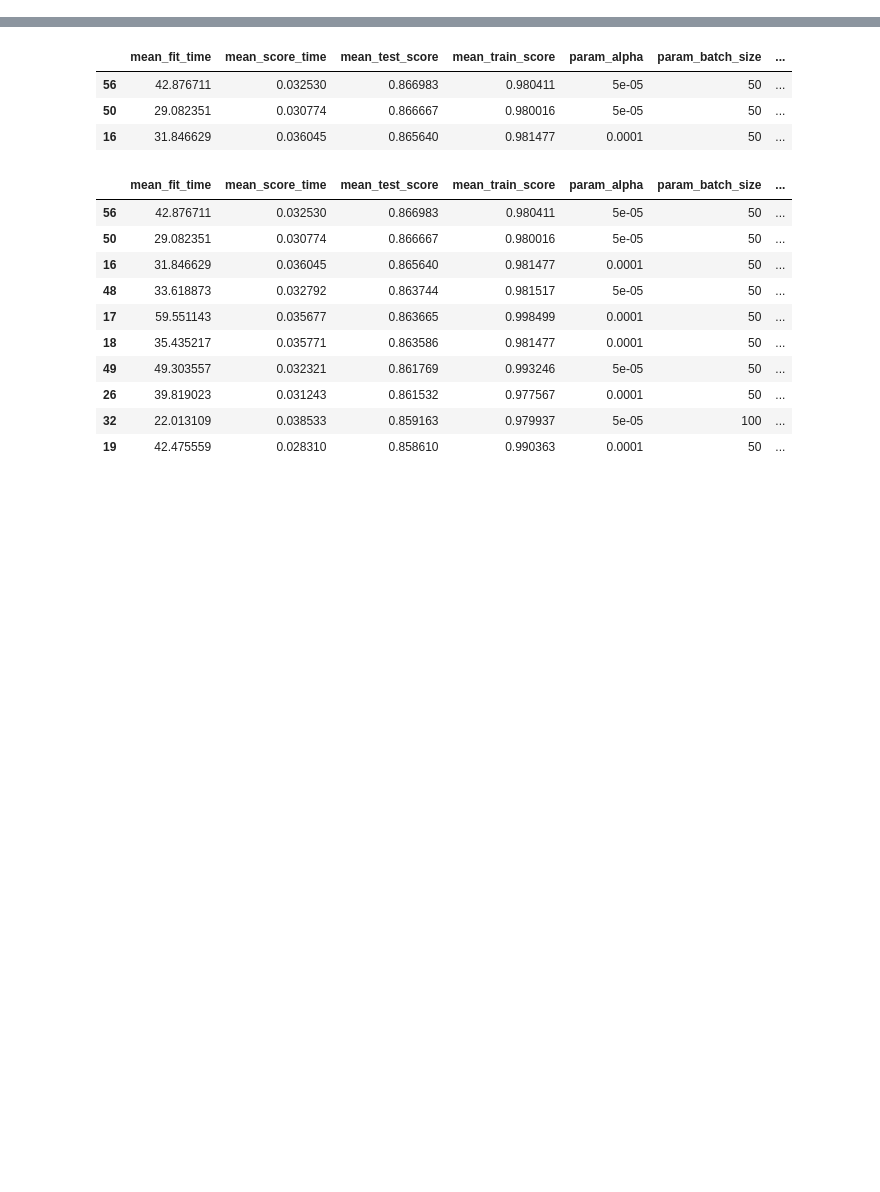
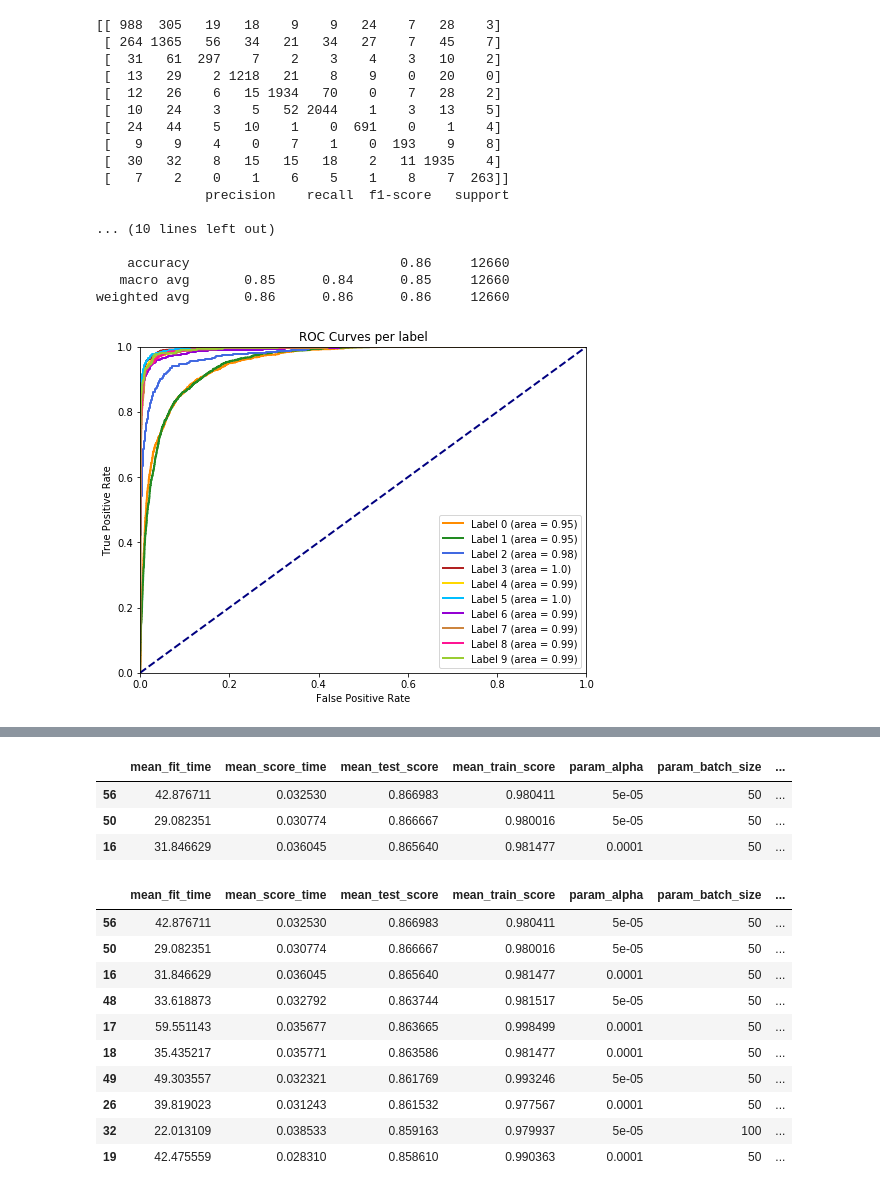
Before and after one commit to csar95/CW2_Trees_Regression_NNs, a Jupyter notebook: MultiLayerPerceptron.ipynb, the cells around one changed output, grey strips where cells are left out. Drawn from its saved outputs; the diff is of its cells as text; code cells hidden in the pictures; blank space fills up the shorter version.

Commit message:
Added ROC curves to MLP

```diff
--- a/MultiLayerPerceptron.ipynb
+++ b/MultiLayerPerceptron.ipynb
@@ -0,0 +1,30 @@
+# %%
+import matplotlib.pyplot as plt
+import numpy as np
+import copy
+
+def plot_roc_curves(y, y_proba):
+    fpr, tpr, roc_auc = dict(), dict(), dict()
+    all_y_train_i = np.empty(shape=(0, len(y)), dtype=int)
+    all_y_predict_proba = np.empty(shape=(0, len(y)), dtype=int)
+
+    # http://benalexkeen.com/scoring-classifier-models-using-scikit-learn/
+    for i in range(10):
+        y_train_i = list(map(lambda x: 1 if x == i else 0, y))
+        all_y_train_i = np.append(all_y_train_i, [copy.deepcopy(y_train_i)], axis=0)
+        all_y_predict_proba = np.append(all_y_predict_proba, [y_proba[:, i]], axis=0)
+        fpr[i], tpr[i], _ = roc_curve(y_train_i, y_proba[:, i])
+        roc_auc[i] = auc(fpr[i], tpr[i])
+
+    plt.figure(figsize=(8, 6))
+    colors = ['darkorange', 'forestgreen', 'royalblue', 'firebrick', 'gold', 'deepskyblue', 'darkviolet', 'peru', 'deeppink', 'yellowgreen']
+    for lbl in range(10):
+        plt.plot(fpr[lbl], tpr[lbl], color=colors[lbl], linewidth=2, label=f'Label {lbl} (area = {round(roc_auc[lbl], 2)})')
+    plt.plot([0, 1], [0, 1], color='navy', linewidth=2, linestyle='--')
+    plt.xlim([0.0, 1.0])
+    plt.ylim([0.0, 1.0])
+    plt.xlabel('False Positive Rate')
+    plt.ylabel('True Positive Rate')
+    plt.title('ROC Curves per label')
+    plt.legend(loc="lower right")
+    plt.show()
@@ -23,4 +91,35 @@ y_train_9000 = training_dataSet_9000['label']
 y_test_9000 = testing_dataSet_9000['label']
 X_train_9000 = training_dataSet_9000.drop("label", axis=1)
 X_test_9000 = testing_dataSet_9000.drop("label", axis=1)
+# %%
+# MULTILAYER PERCEPTRON: 10-FOLD CROSS VALIDATION
+
+clf = MLPClassifier()
+y_pred_cross = cross_val_predict(clf, X_train, y_train, cv=10)
+
+print(confusion_matrix(y_train, y_pred_cross))
+print(classification_report(y_train, y_pred_cross))
+
+y_pred_cross_proba = cross_val_predict(clf, X_train, y_train, cv=10, method='predict_proba')
+
+plot_roc_curves(y_train, y_pred_cross_proba)
+# %% [output]
+[[ 988  305   19   18    9    9   24    7   28    3]
+ [ 264 1365   56   34   21   34   27    7   45    7]
+ [  31   61  297    7    2    3    4    3   10    2]
+ [  13   29    2 1218   21    8    9    0   20    0]
+ [  12   26    6   15 1934   70    0    7   28    2]
+ [  10   24    3    5   52 2044    1    3   13    5]
+ [  24   44    5   10    1    0  691    0    1    4]
+ [   9    9    4    0    7    1    0  193    9    8]
+ [  30   32    8   15   15   18    2   11 1935    4]
+ [   7    2    0    1    6    5    1    8    7  263]]
+              precision    recall  f1-score   support
+
+... (10 lines left out)
+
+    accuracy                           0.86     12660
+   macro avg       0.85      0.84      0.85     12660
+weighted avg       0.86      0.86      0.86     12660
+[figure, added]
 # %%
```
Also changed, not shown: parts of 9 cells of this notebook.
